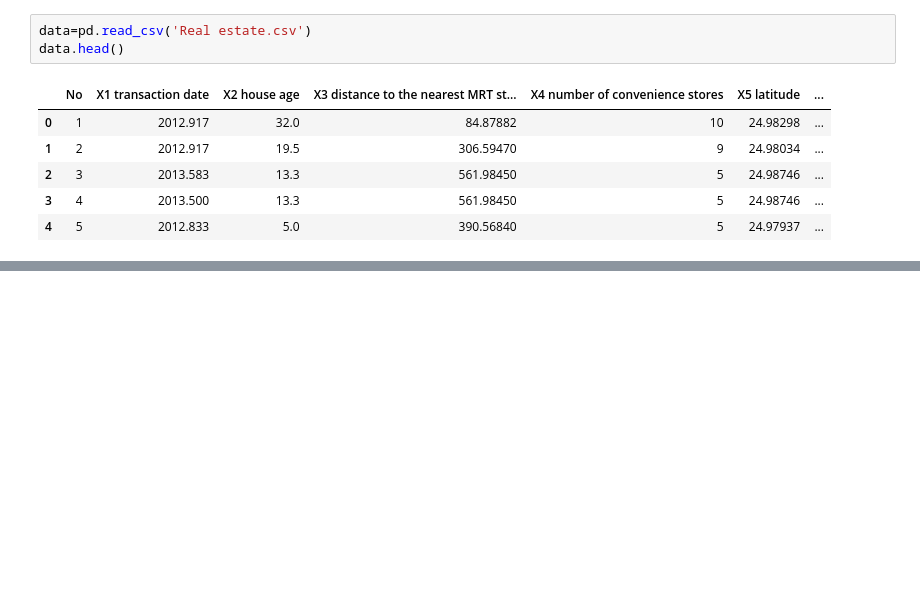
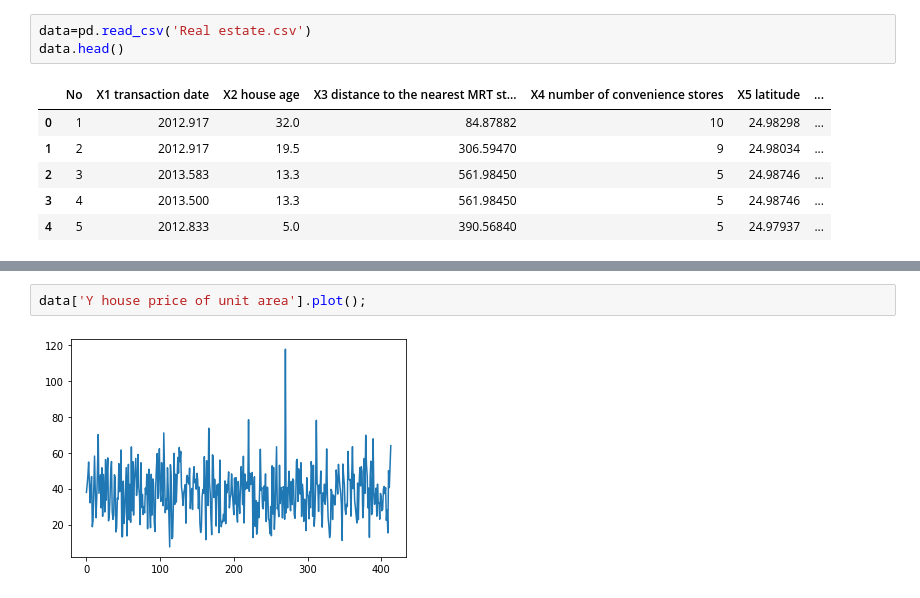
Before and after one commit to Sirfowahid/ML-Real-State, a Jupyter notebook: ML-Real-State.ipynb, the cells around one changed output, grey strips where cells are left out. Drawn from its saved outputs; the diff is of its cells as text; blank space fills up the shorter version.

```diff
--- a/ML-Real-State.ipynb
+++ b/ML-Real-State.ipynb
@@ -27,0 +44,4 @@ data.describe()
+# %%
+data['Y house price of unit area'].plot();
+# %% [output]
+[figure, added]
```
Also changed, not shown: parts of 4 cells of this notebook.
